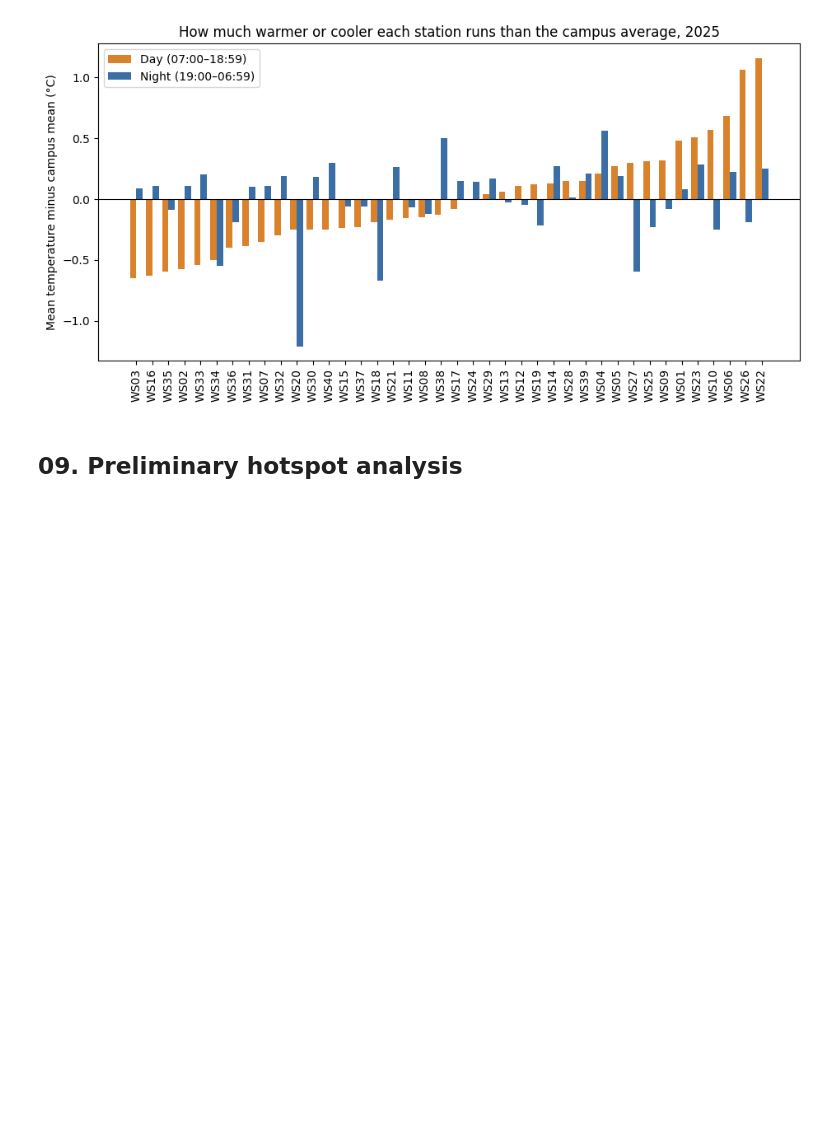
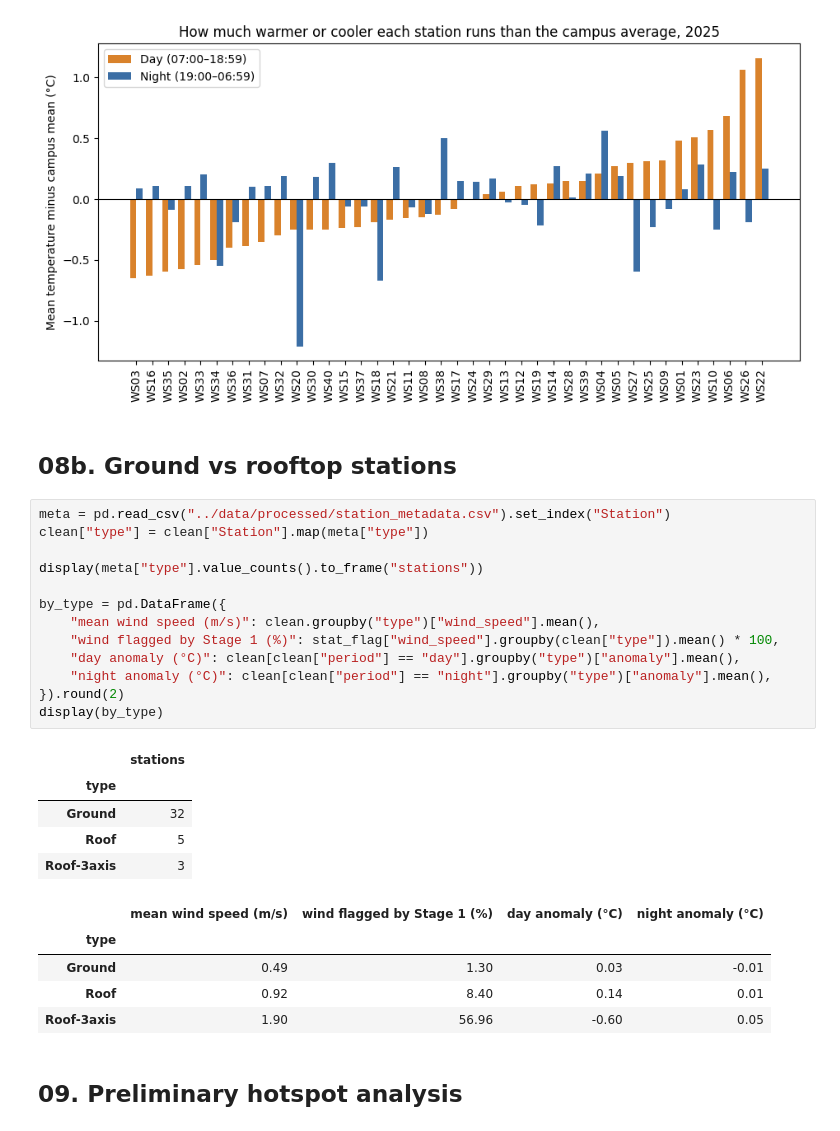
Before and after one commit to fabianhuang54/BPS5231-Spatial-Intelligence-for-Urban-Greening, a Jupyter notebook: notebooks/01_weather_eda.ipynb, the cells around one changed output. Saved outputs shown, nothing was run; the diff lists cells and outputs as text; blank space fills up the shorter version.

```diff
--- a/notebooks/01_weather_eda.ipynb
+++ b/notebooks/01_weather_eda.ipynb
@@ -466,6 +466,32 @@ plt.show()
 | WS03 | -0.65 | 0.09 | -0.28 | 8707 |
 Correlation between day and night anomaly across stations: 0.08
 [figure]
+# %% [markdown]
+## 08b. Ground vs rooftop stations
+# %%
+meta = pd.read_csv("../data/processed/station_metadata.csv").set_index("Station")
+clean["type"] = clean["Station"].map(meta["type"])
+
+display(meta["type"].value_counts().to_frame("stations"))
+
+by_type = pd.DataFrame({
+    "mean wind speed (m/s)": clean.groupby("type")["wind_speed"].mean(),
+    "wind flagged by Stage 1 (%)": stat_flag["wind_speed"].groupby(clean["type"]).mean() * 100,
+    "day anomaly (°C)": clean[clean["period"] == "day"].groupby("type")["anomaly"].mean(),
+    "night anomaly (°C)": clean[clean["period"] == "night"].groupby("type")["anomaly"].mean(),
+}).round(2)
+display(by_type)
+# %% [output]
+|  | stations |
+| type |  |
+| Ground | 32 |
+| Roof | 5 |
+| Roof-3axis | 3 |
+|  | mean wind speed (m/s) | wind flagged by Stage 1 (%) | day anomaly (°C) | night anomaly (°C) |
+| type |  |  |  |  |
+| Ground | 0.49 | 1.30 | 0.03 | -0.01 |
+| Roof | 0.92 | 8.40 | 0.14 | 0.01 |
+| Roof-3axis | 1.90 | 56.96 | -0.60 | 0.05 |
 # %% [markdown]
 ## 09. Preliminary hotspot analysis
 # %%
```
Also changed, not shown: parts of 2 cells of this notebook, 2 other files.
